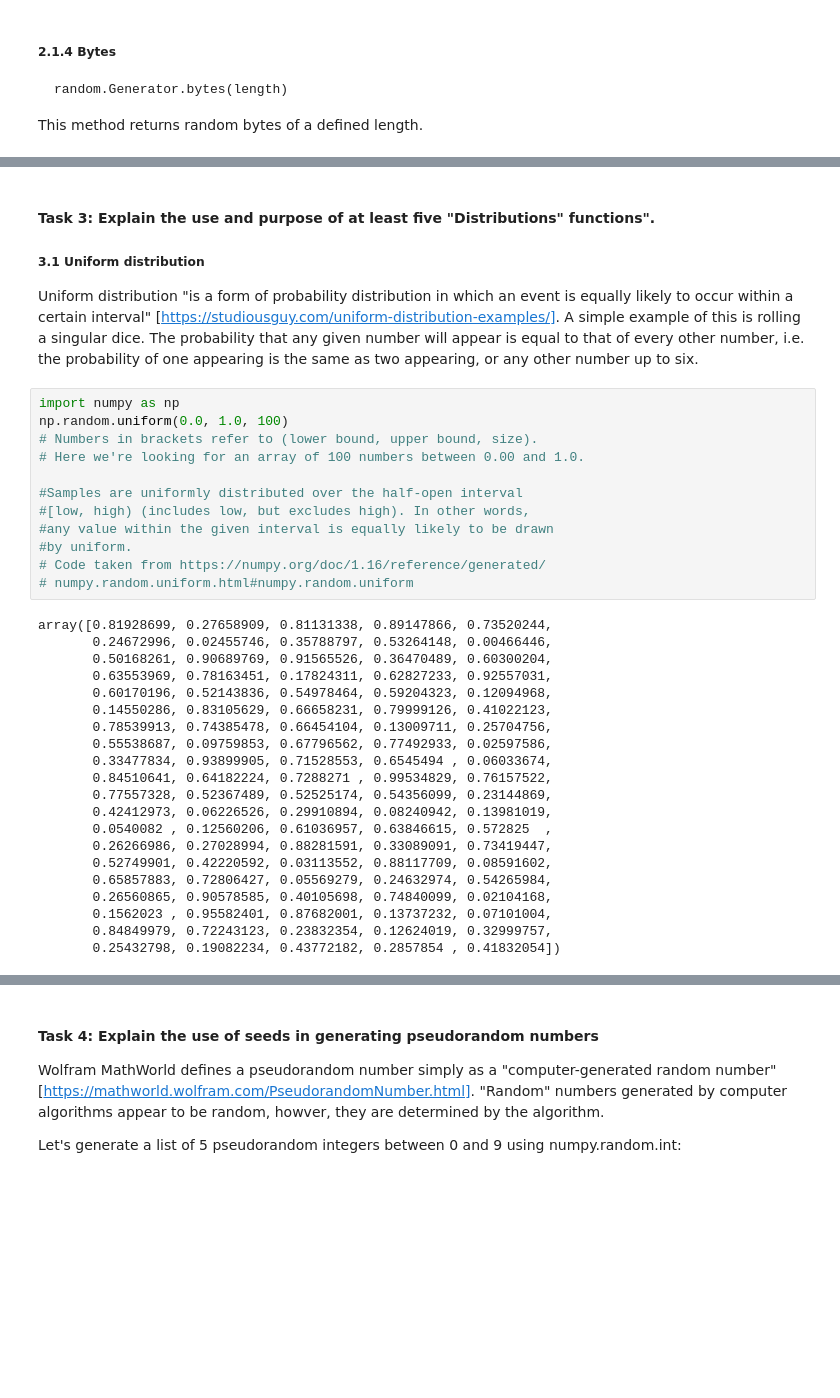
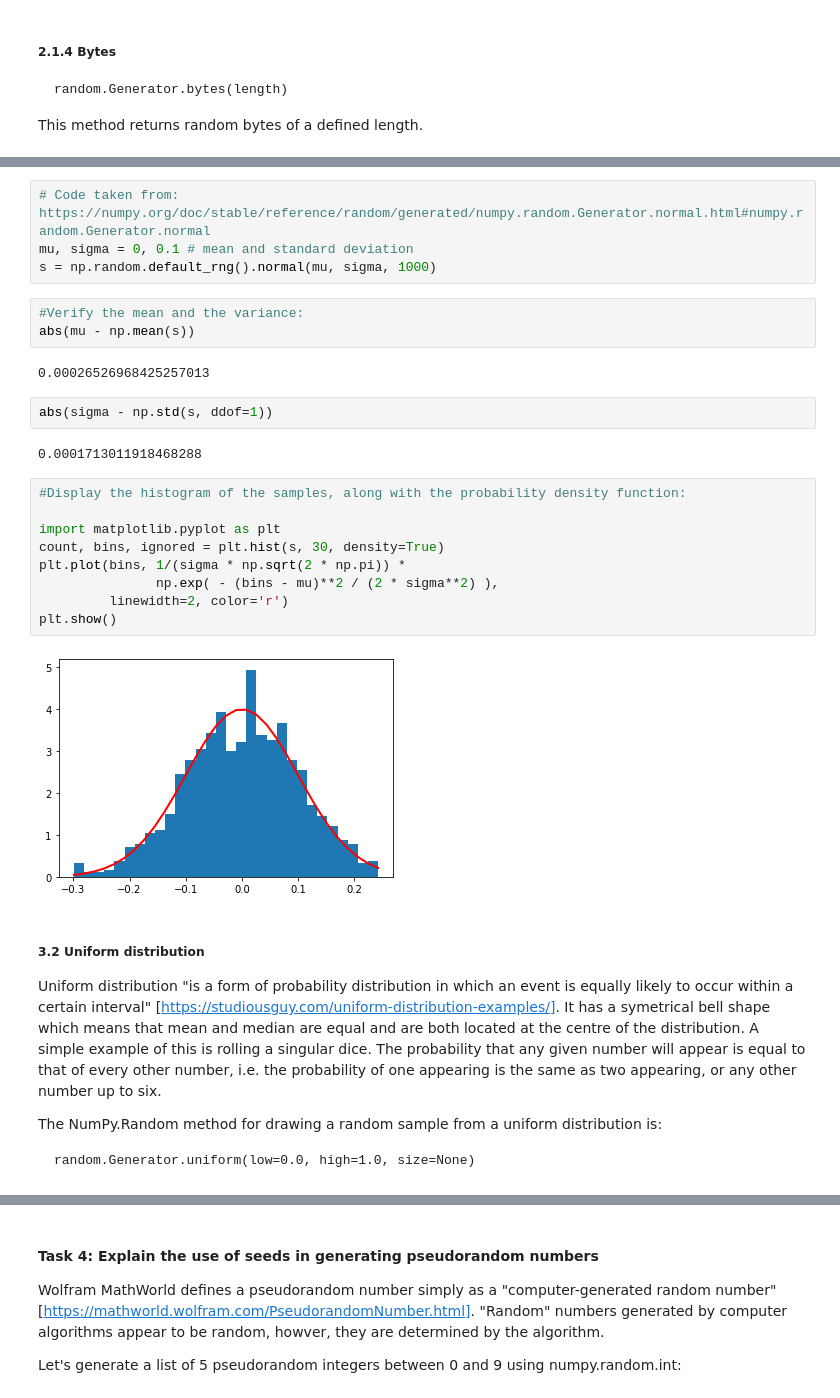
Before and after one commit to jbrad88/PDA-Assignment, a Jupyter notebook: numpy-random.ipynb, the cells around one changed output, grey strips where cells are left out. Drawn from its saved outputs; the diff is of its cells as text; blank space fills up the shorter version.

Commit message:
More work done on Task 3 regarding the 5 x distributions. Images and code added. Now need to sort out referencing

````diff
--- a/numpy-random.ipynb
+++ b/numpy-random.ipynb
@@ -119,39 +165,33 @@ A permutation refers to an arrangement of elements, e.g. (3,2,1) is a permutatio
+# %%
+# Code taken from: https://numpy.org/doc/stable/reference/random/generated/numpy.random.Generator.normal.html#numpy.random.Generator.normal
+mu, sigma = 0, 0.1 # mean and standard deviation
+s = np.random.default_rng().normal(mu, sigma, 1000)
+# %%
+#Verify the mean and the variance:
+abs(mu - np.mean(s))
+# %% [output]
+0.00026526968425257013
+# %%
+abs(sigma - np.std(s, ddof=1))
+# %% [output]
+0.0001713011918468288
+# %%
+#Display the histogram of the samples, along with the probability density function:
+
+import matplotlib.pyplot as plt
+count, bins, ignored = plt.hist(s, 30, density=True)
+plt.plot(bins, 1/(sigma * np.sqrt(2 * np.pi)) *
+               np.exp( - (bins - mu)**2 / (2 * sigma**2) ),
+         linewidth=2, color='r')
+plt.show()
+# %% [output]
+[figure, added]
 # %% [markdown]
-#### Task 3: Explain the use and purpose of at least five "Distributions" functions".
+##### 3.2 Uniform distribution
+Uniform distribution "is a form of probability distribution in which an event is equally likely to occur within a certain interval"
+[https://studiousguy.com/uniform-distribution-examples/]. It has a symetrical bell shape which means that mean and median are equal and are both located at the centre of the distribution. A simple example of this is rolling a singular dice. The probability that any given number will appear is equal to that of every other number, i.e. the probability of one appearing is the same as two appearing, or any other number up to six.
 
-##### 3.1 Uniform distribution
-Uniform distribution "is a form of probability distribution in which an event is equally likely to occur within a certain interval"
-[https://studiousguy.com/uniform-distribution-examples/]. A simple example of this is rolling a singular dice. The probability that any given number will appear is equal to that of every other number, i.e. the probability of one appearing is the same as two appearing, or any other number up to six.
+The NumPy.Random method for drawing a random sample from a uniform distribution is:
+```
+random.Generator.uniform(low=0.0, high=1.0, size=None)
+```
-# %%
-import numpy as np
-np.random.uniform(0.0, 1.0, 100)
-# Numbers in brackets refer to (lower bound, upper bound, size).
-# Here we're looking for an array of 100 numbers between 0.00 and 1.0.
-
-#Samples are uniformly distributed over the half-open interval
-#[low, high) (includes low, but excludes high). In other words,
-#any value within the given interval is equally likely to be drawn
-#by uniform.
-# Code taken from https://numpy.org/doc/1.16/reference/generated/
-# numpy.random.uniform.html#numpy.random.uniform
-# %% [output]
-array([0.81928699, 0.27658909, 0.81131338, 0.89147866, 0.73520244,
-       0.24672996, 0.02455746, 0.35788797, 0.53264148, 0.00466446,
-       0.50168261, 0.90689769, 0.91565526, 0.36470489, 0.60300204,
-       0.63553969, 0.78163451, 0.17824311, 0.62827233, 0.92557031,
-       0.60170196, 0.52143836, 0.54978464, 0.59204323, 0.12094968,
-       0.14550286, 0.83105629, 0.66658231, 0.79999126, 0.41022123,
-       0.78539913, 0.74385478, 0.66454104, 0.13009711, 0.25704756,
-       0.55538687, 0.09759853, 0.67796562, 0.77492933, 0.02597586,
-       0.33477834, 0.93899905, 0.71528553, 0.6545494 , 0.06033674,
-       0.84510641, 0.64182224, 0.7288271 , 0.99534829, 0.76157522,
-       0.77557328, 0.52367489, 0.52525174, 0.54356099, 0.23144869,
-       0.42412973, 0.06226526, 0.29910894, 0.08240942, 0.13981019,
-       0.0540082 , 0.12560206, 0.61036957, 0.63846615, 0.572825  ,
-       0.26266986, 0.27028994, 0.88281591, 0.33089091, 0.73419447,
-       0.52749901, 0.42220592, 0.03113552, 0.88117709, 0.08591602,
-       0.65857883, 0.72806427, 0.05569279, 0.24632974, 0.54265984,
-       0.26560865, 0.90578585, 0.40105698, 0.74840099, 0.02104168,
-       0.1562023 , 0.95582401, 0.87682001, 0.13737232, 0.07101004,
-       0.84849979, 0.72243123, 0.23832354, 0.12624019, 0.32999757,
-       0.25432798, 0.19082234, 0.43772182, 0.2857854 , 0.41832054])
````
Also changed, not shown: parts of 27 cells of this notebook, 4 other files.
